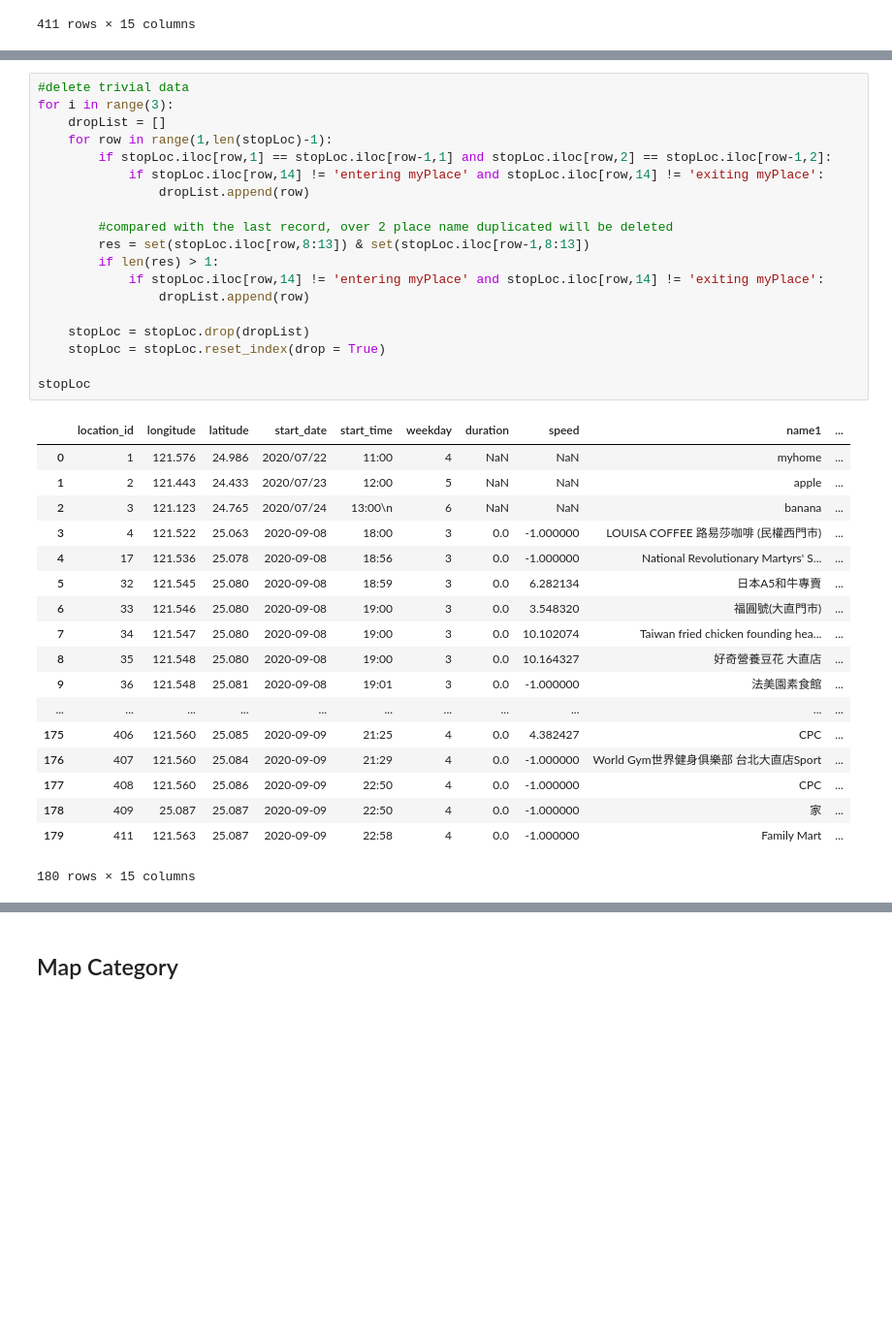
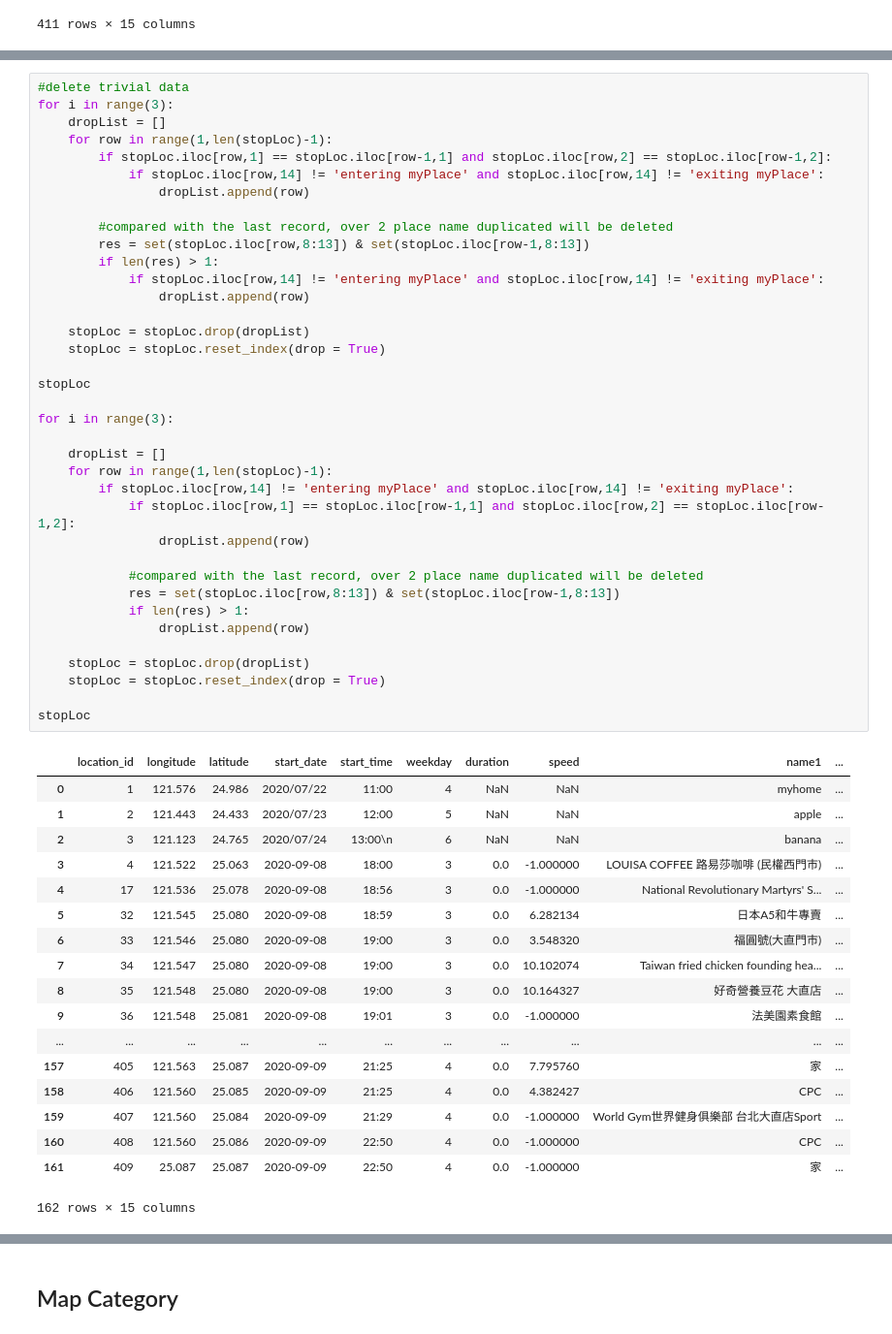
Before and after one commit to yuchieh0130/chchboss, a Jupyter notebook: CategoryPrediction_RandomForest.ipynb, the cells around one changed output, grey strips where cells are left out. Shown at 97% size. Saved outputs shown, nothing was run; the diff lists cells and outputs as text; blank space fills up the shorter version.

```diff
--- a/CategoryPrediction_RandomForest.ipynb
+++ b/CategoryPrediction_RandomForest.ipynb
@@ -235,39 +247,57 @@ stopLoc
 for i in range(3):
     dropList = []
     for row in range(1,len(stopLoc)-1):
         if stopLoc.iloc[row,1] == stopLoc.iloc[row-1,1] and stopLoc.iloc[row,2] == stopLoc.iloc[row-1,2]:
             if stopLoc.iloc[row,14] != 'entering myPlace' and stopLoc.iloc[row,14] != 'exiting myPlace':
                 dropList.append(row)
 
         #compared with the last record, over 2 place name duplicated will be deleted
         res = set(stopLoc.iloc[row,8:13]) & set(stopLoc.iloc[row-1,8:13])
         if len(res) > 1:
             if stopLoc.iloc[row,14] != 'entering myPlace' and stopLoc.iloc[row,14] != 'exiting myPlace':
                 dropList.append(row)
 
     stopLoc = stopLoc.drop(dropList)
     stopLoc = stopLoc.reset_index(drop = True)
 
 stopLoc
+
+for i in range(3):
+
+    dropList = []
+    for row in range(1,len(stopLoc)-1):
+        if stopLoc.iloc[row,14] != 'entering myPlace' and stopLoc.iloc[row,14] != 'exiting myPlace':
+            if stopLoc.iloc[row,1] == stopLoc.iloc[row-1,1] and stopLoc.iloc[row,2] == stopLoc.iloc[row-1,2]:
+                dropList.append(row)
+
+            #compared with the last record, over 2 place name duplicated will be deleted
+            res = set(stopLoc.iloc[row,8:13]) & set(stopLoc.iloc[row-1,8:13])
+            if len(res) > 1:
+                dropList.append(row)
+
+    stopLoc = stopLoc.drop(dropList)
+    stopLoc = stopLoc.reset_index(drop = True)
+
+stopLoc
 # %% [output]
 |  | location_id | longitude | latitude | start_date | start_time | weekday | duration | speed | name1 | ... |
 | 0 | 1 | 121.576 | 24.986 | 2020/07/22 | 11:00 | 4 | NaN | NaN | myhome | ... |
 | 1 | 2 | 121.443 | 24.433 | 2020/07/23 | 12:00 | 5 | NaN | NaN | apple | ... |
 | 2 | 3 | 121.123 | 24.765 | 2020/07/24 | 13:00\n | 6 | NaN | NaN | banana | ... |
 | 3 | 4 | 121.522 | 25.063 | 2020-09-08 | 18:00 | 3 | 0.0 | -1.000000 | LOUISA COFFEE 路易莎咖啡 (民權西門市) | ... |
 | 4 | 17 | 121.536 | 25.078 | 2020-09-08 | 18:56 | 3 | 0.0 | -1.000000 | National Revolutionary Martyrs' S... | ... |
 | 5 | 32 | 121.545 | 25.080 | 2020-09-08 | 18:59 | 3 | 0.0 | 6.282134 | 日本A5和牛專賣 | ... |
 | 6 | 33 | 121.546 | 25.080 | 2020-09-08 | 19:00 | 3 | 0.0 | 3.548320 | 福圓號(大直門市) | ... |
 | 7 | 34 | 121.547 | 25.080 | 2020-09-08 | 19:00 | 3 | 0.0 | 10.102074 | Taiwan fried chicken founding hea... | ... |
 | 8 | 35 | 121.548 | 25.080 | 2020-09-08 | 19:00 | 3 | 0.0 | 10.164327 | 好奇營養豆花 大直店 | ... |
 | 9 | 36 | 121.548 | 25.081 | 2020-09-08 | 19:01 | 3 | 0.0 | -1.000000 | 法美園素食館 | ... |
 | ... | ... | ... | ... | ... | ... | ... | ... | ... | ... | ... |
-| 175 | 406 | 121.560 | 25.085 | 2020-09-09 | 21:25 | 4 | 0.0 | 4.382427 | CPC | ... |
-| 176 | 407 | 121.560 | 25.084 | 2020-09-09 | 21:29 | 4 | 0.0 | -1.000000 | World Gym世界健身俱樂部 台北大直店Sport | ... |
-| 177 | 408 | 121.560 | 25.086 | 2020-09-09 | 22:50 | 4 | 0.0 | -1.000000 | CPC | ... |
-| 178 | 409 | 25.087 | 25.087 | 2020-09-09 | 22:50 | 4 | 0.0 | -1.000000 | 家 | ... |
-| 179 | 411 | 121.563 | 25.087 | 2020-09-09 | 22:58 | 4 | 0.0 | -1.000000 | Family Mart | ... |
+| 157 | 405 | 121.563 | 25.087 | 2020-09-09 | 21:25 | 4 | 0.0 | 7.795760 | 家 | ... |
+| 158 | 406 | 121.560 | 25.085 | 2020-09-09 | 21:25 | 4 | 0.0 | 4.382427 | CPC | ... |
+| 159 | 407 | 121.560 | 25.084 | 2020-09-09 | 21:29 | 4 | 0.0 | -1.000000 | World Gym世界健身俱樂部 台北大直店Sport | ... |
+| 160 | 408 | 121.560 | 25.086 | 2020-09-09 | 22:50 | 4 | 0.0 | -1.000000 | CPC | ... |
+| 161 | 409 | 25.087 | 25.087 | 2020-09-09 | 22:50 | 4 | 0.0 | -1.000000 | 家 | ... |
-180 rows × 15 columns
+162 rows × 15 columns
 # %%
 #calculate duration
 import datetime as dt
```
Also changed, not shown: parts of 3 cells of this notebook, 20 other files.
